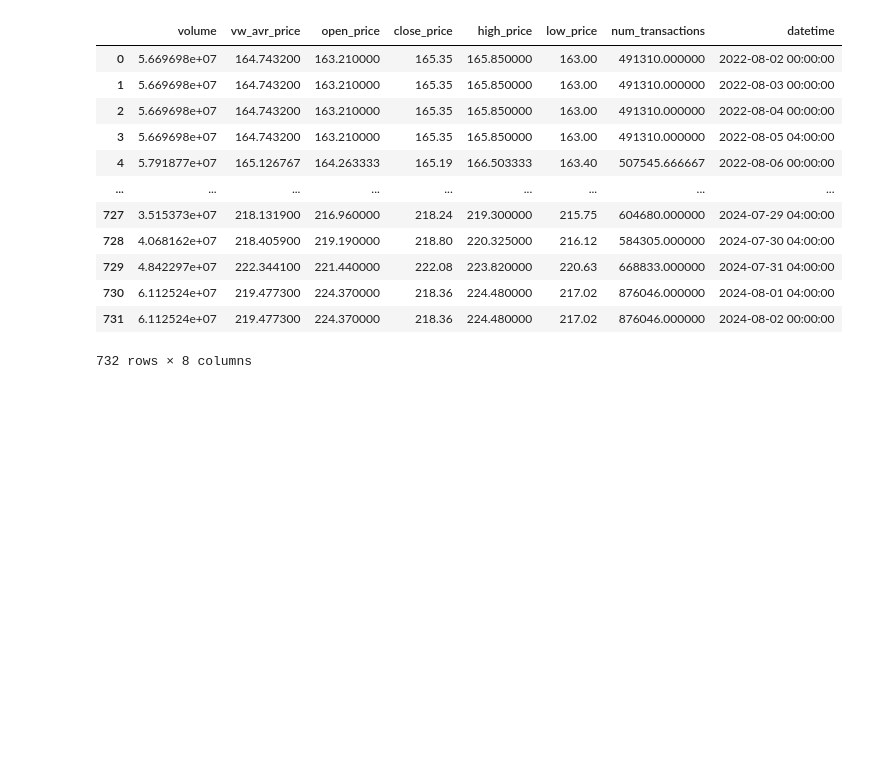
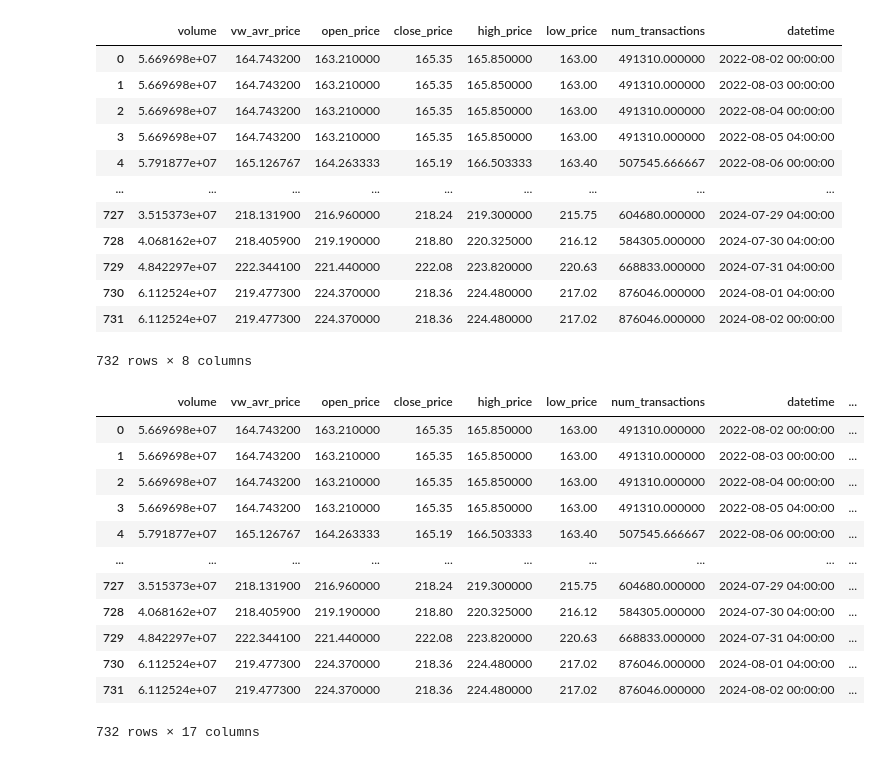
Before and after one commit to PravCoder/Stock_Price_Predictor, a Jupyter notebook: notebooks/02_transform_raw_data_into_ts_data.ipynb, the cells around one changed output. Drawn from its saved outputs; the diff is of its cells as text; code cells hidden in the pictures; blank space fills up the shorter version.

Commit message:
feature engineering time series data

```diff
--- a/notebooks/02_transform_raw_data_into_ts_data.ipynb
+++ b/notebooks/02_transform_raw_data_into_ts_data.ipynb
@@ -91,0 +77,2 @@ MISSING DATES
+# %%
+prices, prices_interpolated = add_missing_days(prices)
@@ -123,3 +112,48 @@ prices_interpolated
 | 730 | 6.112524e+07 | 219.477300 | 224.370000 | 218.36 | 224.480000 | 217.02 | 876046.000000 | 2024-08-01 04:00:00 |
 | 731 | 6.112524e+07 | 219.477300 | 224.370000 | 218.36 | 224.480000 | 217.02 | 876046.000000 | 2024-08-02 00:00:00 |
 732 rows × 8 columns
+# %%
+# FEATURE ENGINEERING
+
+# Simple moving average: average of prices over a specific period.
+prices_interpolated['SMA_5'] = prices_interpolated['close_price'].rolling(window=5).mean()
+prices_interpolated['SMA_20'] = prices_interpolated['close_price'].rolling(window=20).mean()
+
+# Exponential moving average: gives more weight to recent prices in an attempt to make them more responsive to new information
+prices_interpolated['EMA_5'] = prices_interpolated['close_price'].ewm(span=5, adjust=False).mean()
+prices_interpolated['EMA_20'] = prices_interpolated['close_price'].ewm(span=20, adjust=False).mean()
+
+# Volatility: standard deviation over a window to measure price fluctuation
+prices_interpolated['vol_5'] = prices_interpolated['close_price'].rolling(window=5).std()
+
+# Daily return: percent change from previous days closing price
+prices_interpolated['daily_return'] = prices_interpolated['close_price'].pct_change()
+
+# Price difference: difference between today's and yesterday's closing prices.
+prices_interpolated['price_diff'] = prices_interpolated['close_price'] - prices_interpolated['close_price'].shift(1)
+
+# Volume moving average: moving average of trading volume.
+prices_interpolated['volume_sma_5'] = prices_interpolated['volume'].rolling(window=5).mean()
+
+# Volume change: ercentage in trading volume
+prices_interpolated['volume_change'] = prices_interpolated['volume'].pct_change()
+
+
+
+# have to interpolated again because sometimes there is not enough previous days calcualte average of window so it becomes Nan, we interpolate again
+prices_interpolated = interpolate_backfill_frontfill(prices_interpolated)
+prices_interpolated
+# %% [output]
+|  | volume | vw_avr_price | open_price | close_price | high_price | low_price | num_transactions | datetime | ... |
+| 0 | 5.669698e+07 | 164.743200 | 163.210000 | 165.35 | 165.850000 | 163.00 | 491310.000000 | 2022-08-02 00:00:00 | ... |
+| 1 | 5.669698e+07 | 164.743200 | 163.210000 | 165.35 | 165.850000 | 163.00 | 491310.000000 | 2022-08-03 00:00:00 | ... |
+| 2 | 5.669698e+07 | 164.743200 | 163.210000 | 165.35 | 165.850000 | 163.00 | 491310.000000 | 2022-08-04 00:00:00 | ... |
+| 3 | 5.669698e+07 | 164.743200 | 163.210000 | 165.35 | 165.850000 | 163.00 | 491310.000000 | 2022-08-05 04:00:00 | ... |
+| 4 | 5.791877e+07 | 165.126767 | 164.263333 | 165.19 | 166.503333 | 163.40 | 507545.666667 | 2022-08-06 00:00:00 | ... |
+| ... | ... | ... | ... | ... | ... | ... | ... | ... | ... |
+| 727 | 3.515373e+07 | 218.131900 | 216.960000 | 218.24 | 219.300000 | 215.75 | 604680.000000 | 2024-07-29 04:00:00 | ... |
+| 728 | 4.068162e+07 | 218.405900 | 219.190000 | 218.80 | 220.325000 | 216.12 | 584305.000000 | 2024-07-30 04:00:00 | ... |
+| 729 | 4.842297e+07 | 222.344100 | 221.440000 | 222.08 | 223.820000 | 220.63 | 668833.000000 | 2024-07-31 04:00:00 | ... |
+| 730 | 6.112524e+07 | 219.477300 | 224.370000 | 218.36 | 224.480000 | 217.02 | 876046.000000 | 2024-08-01 04:00:00 | ... |
+| 731 | 6.112524e+07 | 219.477300 | 224.370000 | 218.36 | 224.480000 | 217.02 | 876046.000000 | 2024-08-02 00:00:00 | ... |
+732 rows × 17 columns
```
Also changed, not shown: parts of 4 cells of this notebook.
